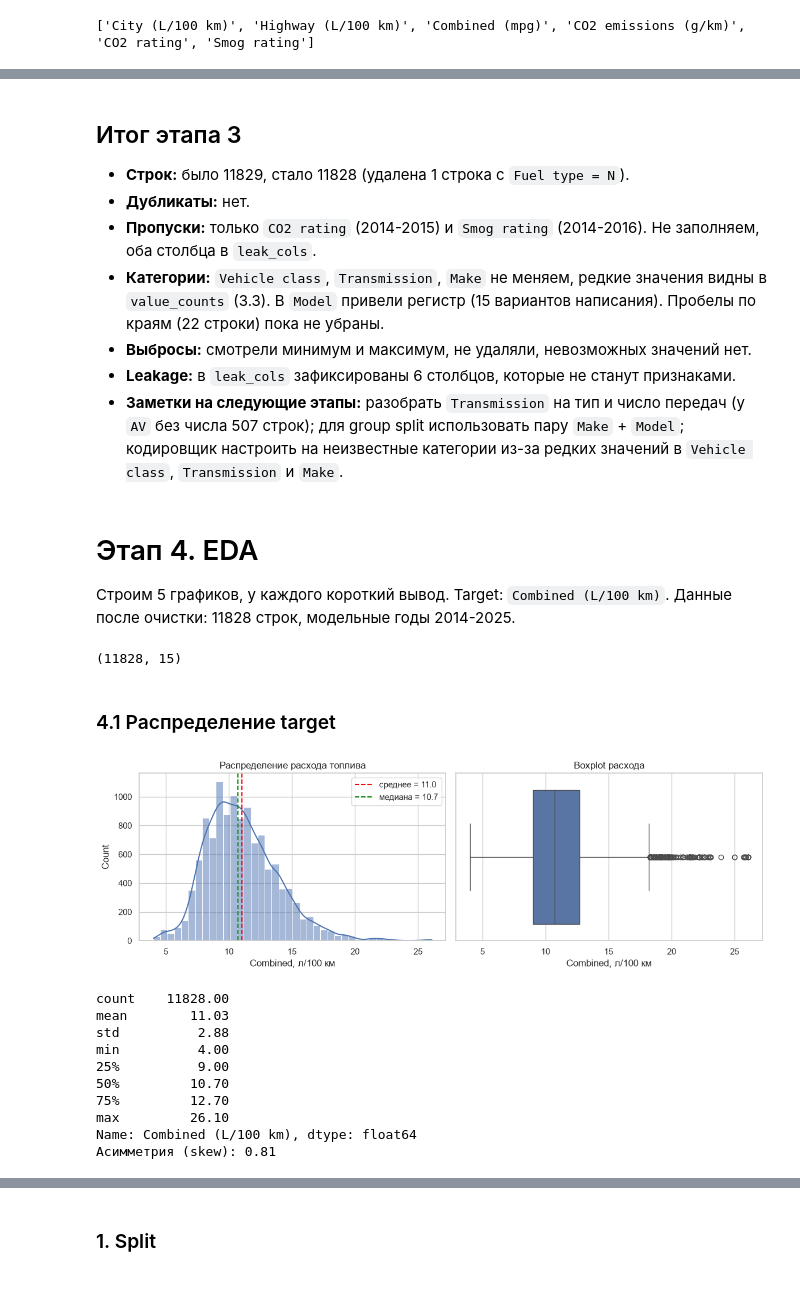
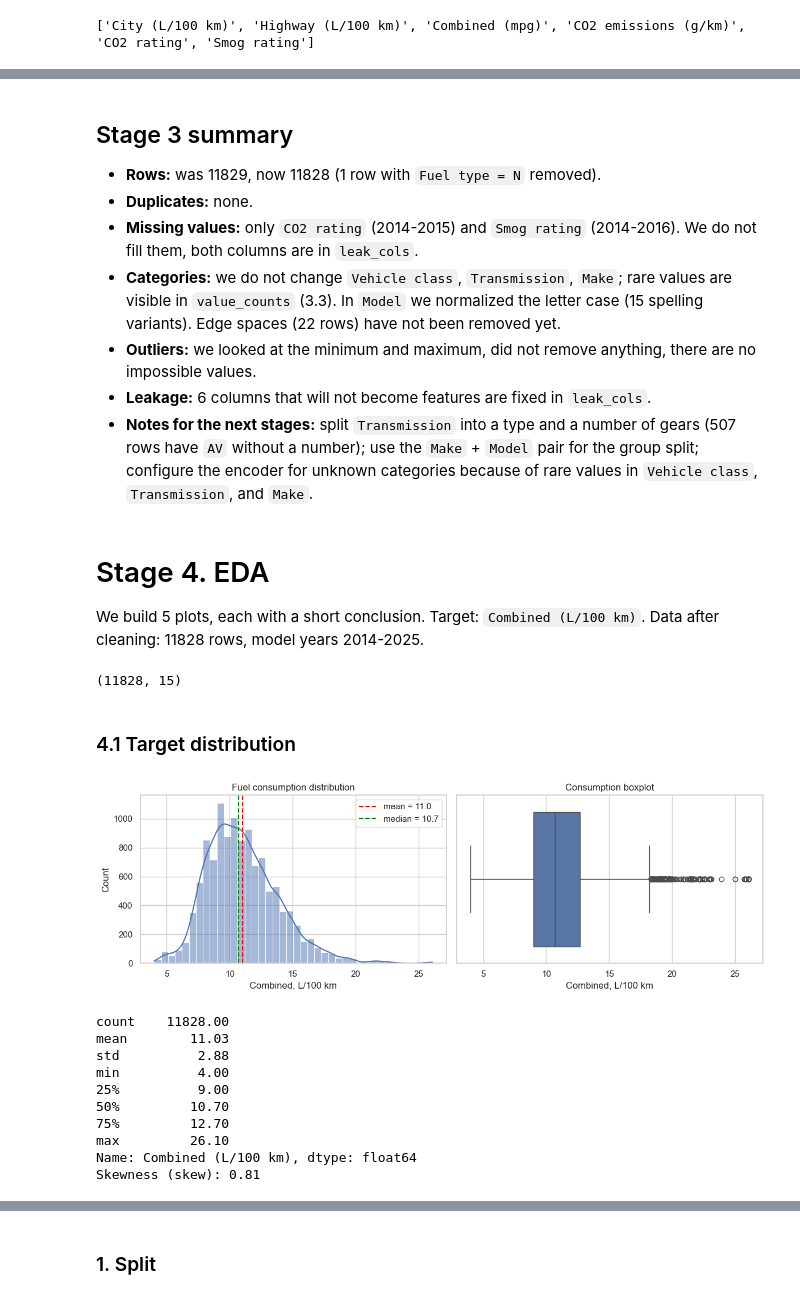
Before and after one commit to isk0nka-dot/Vehicle-Fuel-Efficiency, a Jupyter notebook: notebooks/midterm.ipynb, the cells around one changed output, grey strips where cells are left out. Drawn from its saved outputs; the diff is of its cells as text; code cells hidden in the pictures.

```diff
--- a/notebooks/midterm.ipynb
+++ b/notebooks/midterm.ipynb
@@ -31,7 +35,7 @@
 # %%
 import pandas as pd
 
-CSV_URL = "https://raw.githubusercontent.com/bgl2427/fuel-efficiency/refs/heads/main/fuel_consumption_2014_2025.csv"
+CSV_URL = "https://raw.githubusercontent.com/bgl96395/fuel-efficiency-dataset/refs/heads/main/fuel_consumption_2014_2025.csv"
 df = pd.read_csv(CSV_URL)
 df.columns = df.columns.str.strip()
 # %% [markdown]
@@ -455,17 +453,17 @@ print(leak_cols)
 # %% [markdown]
-## Итог этапа 3
-- **Строк:** было 11829, стало 11828 (удалена 1 строка с `Fuel type = N`).
-- **Дубликаты:** нет.
-- **Пропуски:** только `CO2 rating` (2014-2015) и `Smog rating` (2014-2016). Не заполняем, оба столбца в `leak_cols`.
-- **Категории:** `Vehicle class`, `Transmission`, `Make` не меняем, редкие значения видны в `value_counts` (3.3). В `Model` привели регистр (15 вариантов написания). Пробелы по краям (22 строки) пока не убраны.
-- **Выбросы:** смотрели минимум и максимум, не удаляли, невозможных значений нет.
-- **Leakage:** в `leak_cols` зафиксированы 6 столбцов, которые не станут признаками.
-- **Заметки на следующие этапы:** разобрать `Transmission` на тип и число передач (у `AV` без числа 507 строк); для group split использовать пару `Make` + `Model`; кодировщик настроить на неизвестные категории из-за редких значений в `Vehicle class`, `Transmission` и `Make`.
+## Stage 3 summary
+- **Rows:** was 11829, now 11828 (1 row with `Fuel type = N` removed).
+- **Duplicates:** none.
+- **Missing values:** only `CO2 rating` (2014-2015) and `Smog rating` (2014-2016). We do not fill them, both columns are in `leak_cols`.
+- **Categories:** we do not change `Vehicle class`, `Transmission`, `Make`; rare values are visible in `value_counts` (3.3). In `Model` we normalized the letter case (15 spelling variants). Edge spaces (22 rows) have not been removed yet.
+- **Outliers:** we looked at the minimum and maximum, did not remove anything, there are no impossible values.
+- **Leakage:** 6 columns that will not become features are fixed in `leak_cols`.
+- **Notes for the next stages:** split `Transmission` into a type and a number of gears (507 rows have `AV` without a number); use the `Make` + `Model` pair for the group split; configure the encoder for unknown categories because of rare values in `Vehicle class`, `Transmission`, and `Make`.
 # %% [markdown]
-# Этап 4. EDA
+# Stage 4. EDA
 
-Строим 5 графиков, у каждого короткий вывод. Target: `Combined (L/100 km)`.
-Данные после очистки: 11828 строк, модельные годы 2014-2025.
+We build 5 plots, each with a short conclusion. Target: `Combined (L/100 km)`.
+Data after cleaning: 11828 rows, model years 2014-2025.
 # %%
 import matplotlib.pyplot as plt
 import seaborn as sns
@@ -476,28 +474,28 @@ print(df.shape)
 # %% [output]
 (11828, 15)
 # %% [markdown]
-### 4.1 Распределение target
+### 4.1 Target distribution
 # %%
 fig, axes = plt.subplots(1, 2, figsize=(12, 4))
 
 sns.histplot(df[TARGET], bins=40, kde=True, ax=axes[0])
-axes[0].axvline(df[TARGET].mean(), color="red", linestyle="--", label=f"среднее = {df[TARGET].mean():.1f}")
-axes[0].axvline(df[TARGET].median(), color="green", linestyle="--", label=f"медиана = {df[TARGET].median():.1f}")
-axes[0].set_title("Распределение расхода топлива")
-axes[0].set_xlabel("Combined, л/100 км")
+axes[0].axvline(df[TARGET].mean(), color="red", linestyle="--", label=f"mean = {df[TARGET].mean():.1f}")
+axes[0].axvline(df[TARGET].median(), color="green", linestyle="--", label=f"median = {df[TARGET].median():.1f}")
+axes[0].set_title("Fuel consumption distribution")
+axes[0].set_xlabel("Combined, L/100 km")
 axes[0].legend()
 
 sns.boxplot(x=df[TARGET], ax=axes[1])
-axes[1].set_title("Boxplot расхода")
-axes[1].set_xlabel("Combined, л/100 км")
+axes[1].set_title("Consumption boxplot")
+axes[1].set_xlabel("Combined, L/100 km")
 
 plt.tight_layout()
 plt.show()
 
 print(df[TARGET].describe().round(2))
-print("Асимметрия (skew):", round(df[TARGET].skew(), 2))
+print("Skewness (skew):", round(df[TARGET].skew(), 2))
 # %% [output]
-[figure, old version]
+[figure, new version]
 count    11828.00
 mean        11.03
 std          2.88
@@ -507,5 +505,5 @@ min          4.00
 75%         12.70
 max         26.10
 Name: Combined (L/100 km), dtype: float64
-Асимметрия (skew): 0.81
+Skewness (skew): 0.81
 # %% [markdown]
```
Also changed, not shown: parts of 97 cells of this notebook.
